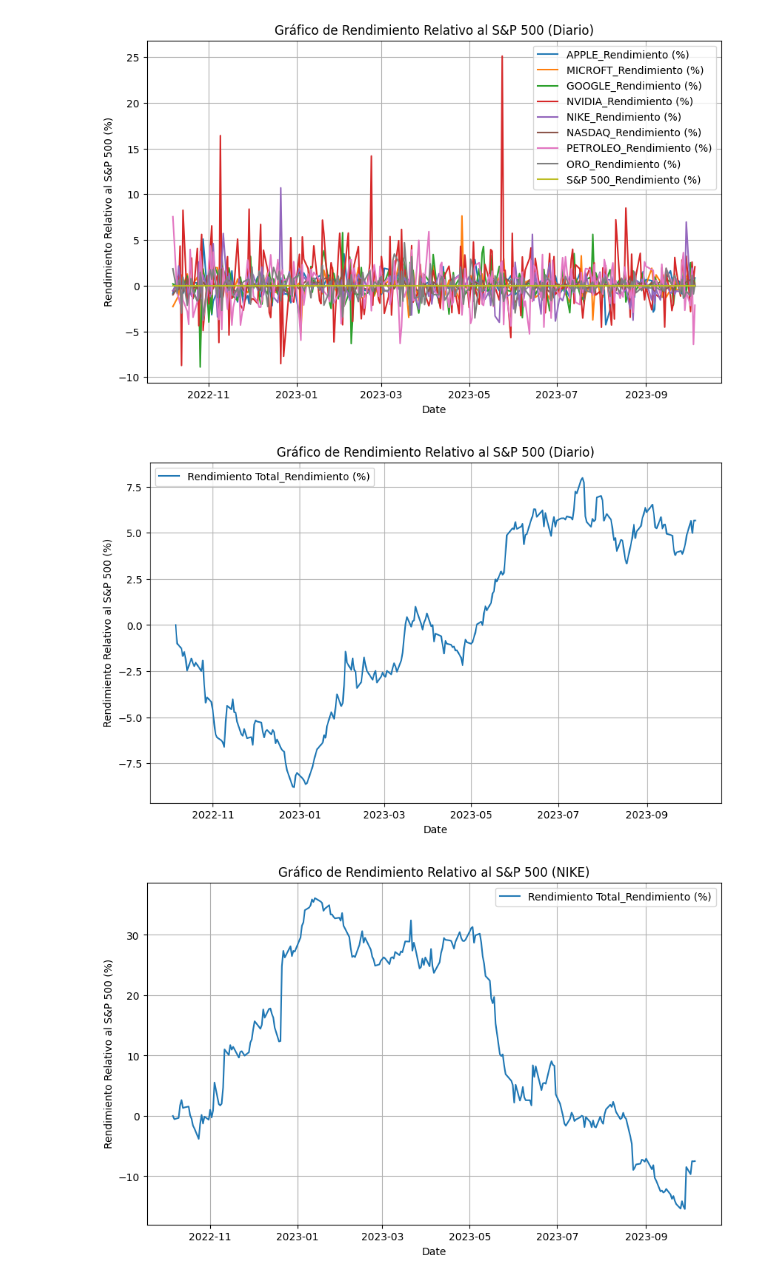
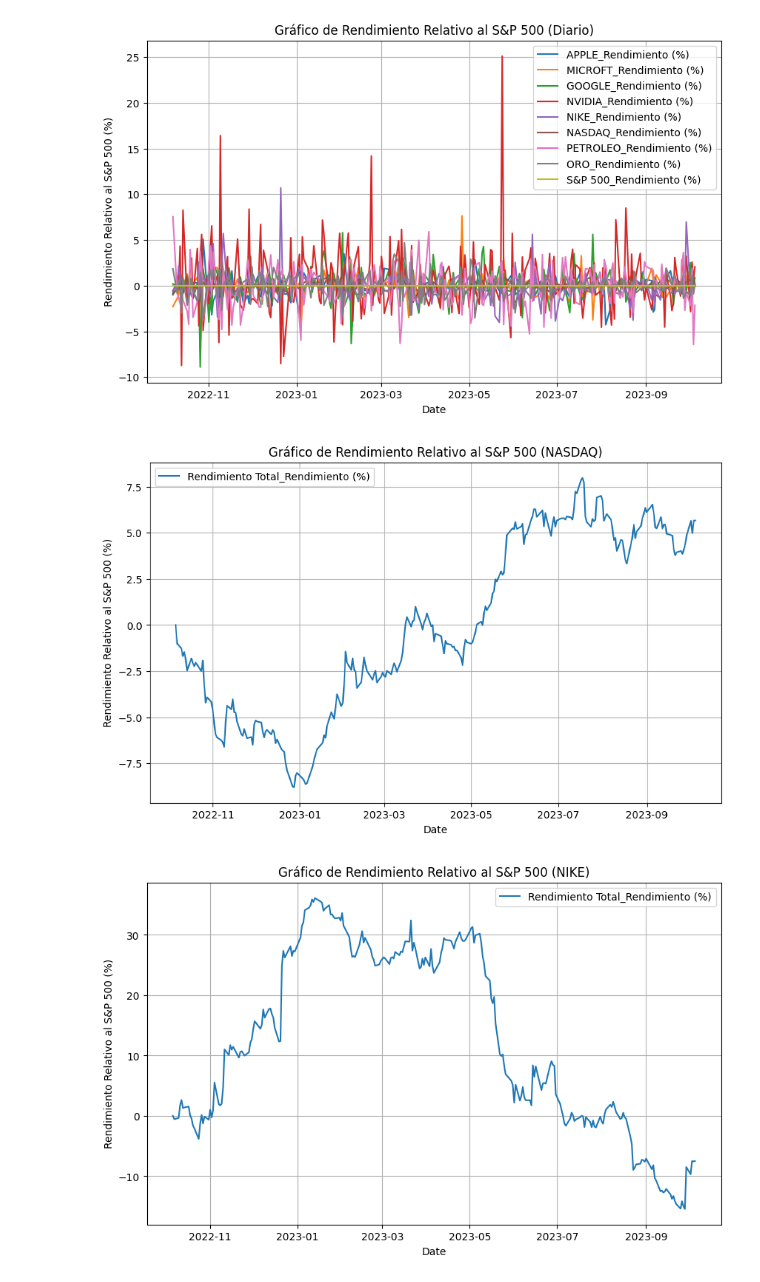
Before and after one commit to mateofrancop/EconoCity-Pereira, a Jupyter notebook: Financial_proyect/Analysis.ipynb, the cells around one changed output. Saved outputs shown, nothing was run; the diff lists cells and outputs as text; code cells hidden in the pictures.

```diff
--- a/Financial_proyect/Analysis.ipynb
+++ b/Financial_proyect/Analysis.ipynb
@@ -229,30 +229,30 @@ plt.show()
 # %%
 # Calcula el rendimiento de Nasdaq en porcentaje
 df["NASDAQ_Rendimiento (%)"] = ((df["NASDAQ"] / df["NASDAQ"].iloc[0] - 1)) * 100
 
 # Calcula el rendimiento del S&P 500 en porcentaje
 df["S&P 500_Rendimiento (%)"] = ((df["S&P 500"] / df["S&P 500"].iloc[0] - 1)) * 100
 
 # Configura el tamaño de la figura
 plt.figure(figsize=(10, 6))
 
 # Itera a través de las columnas de rendimiento de activos financieros y crea una línea para cada una
 rendimiento_relativo = (df["NASDAQ_Rendimiento (%)"] - df["S&P 500_Rendimiento (%)"])
 sns.lineplot(x="Date", y=rendimiento_relativo, label=col, data=df)
 
 # Personaliza el gráfico
 plt.xlabel("Date")
 plt.ylabel("Rendimiento Relativo al S&P 500 (%)")
-plt.title("Gráfico de Rendimiento Relativo al S&P 500")
+plt.title("Gráfico de Rendimiento Relativo al S&P 500 (NASDAQ)")
 plt.grid(True)
 
 # Agrega una leyenda
 plt.legend()
 
 # Muestra el gráfico
 plt.show()
 # %% [output]
-[figure, old version]
+[figure, new version]
 # %%
 # Calcula el rendimiento de Nasdaq en porcentaje
 df["NASDAQ_Rendimiento (%)"] = ((df["NIKE"] / df["NIKE"].iloc[0] - 1)) * 100
```
